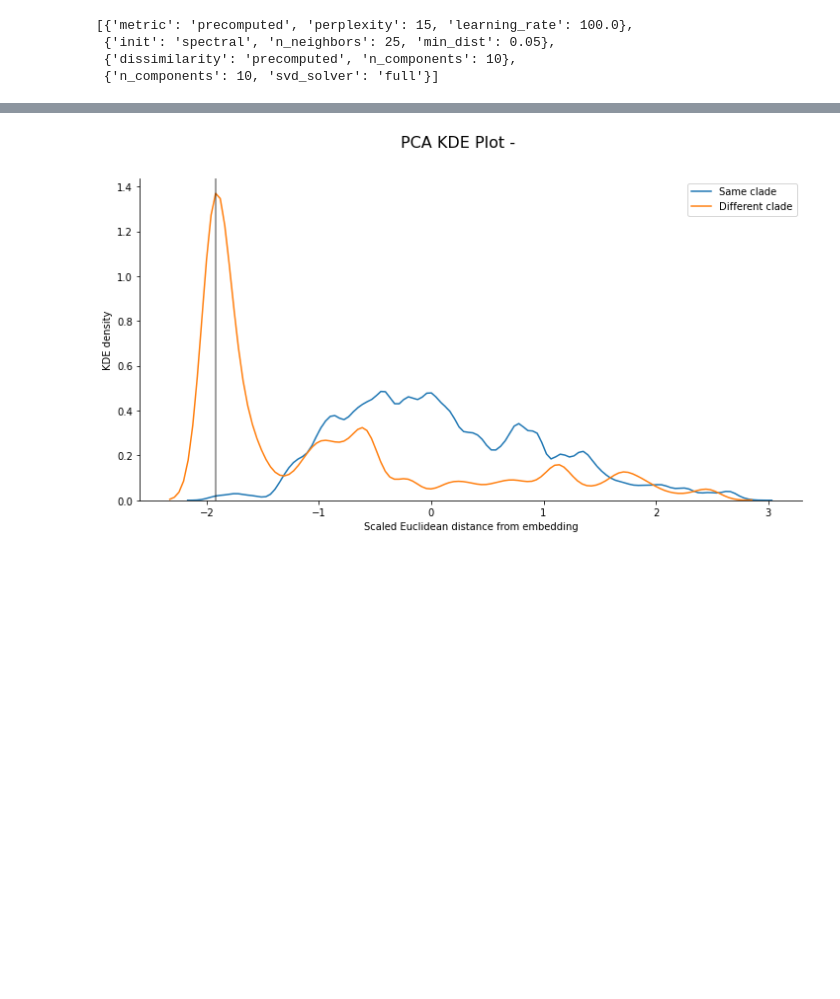
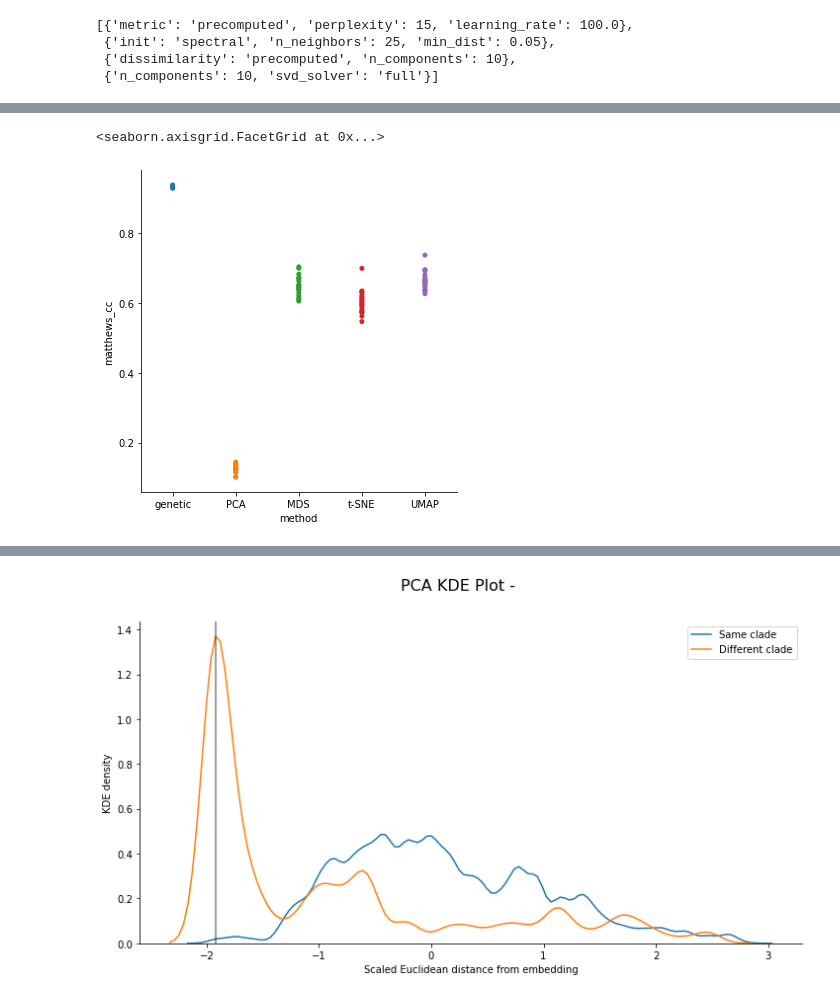
Before and after one commit to blab/cartography, a Jupyter notebook: notebooks/2020-07-28-cross-validation-outline.ipynb, the cells around one changed output, grey strips where cells are left out. Cells and saved outputs as stored; diff of their text form; code cells hidden in the pictures; blank space fills up the shorter version.

```diff
--- a/notebooks/2020-07-28-cross-validation-outline.ipynb
+++ b/notebooks/2020-07-28-cross-validation-outline.ipynb
@@ -532,0 +595,5 @@ average_pca = np.average(np.array(cross_v_info_PCA['threshold'].values.tolist())
+# %%
+sns.catplot(x="method", y="matthews_cc", order= ["genetic", "PCA", "MDS", "t-SNE", "UMAP"], jitter=False, data=cross_v_info)
+# %% [output]
+<seaborn.axisgrid.FacetGrid at 0x...>
+[figure, added]
```
Also changed, not shown: parts of 14 cells of this notebook, 39 other files.
